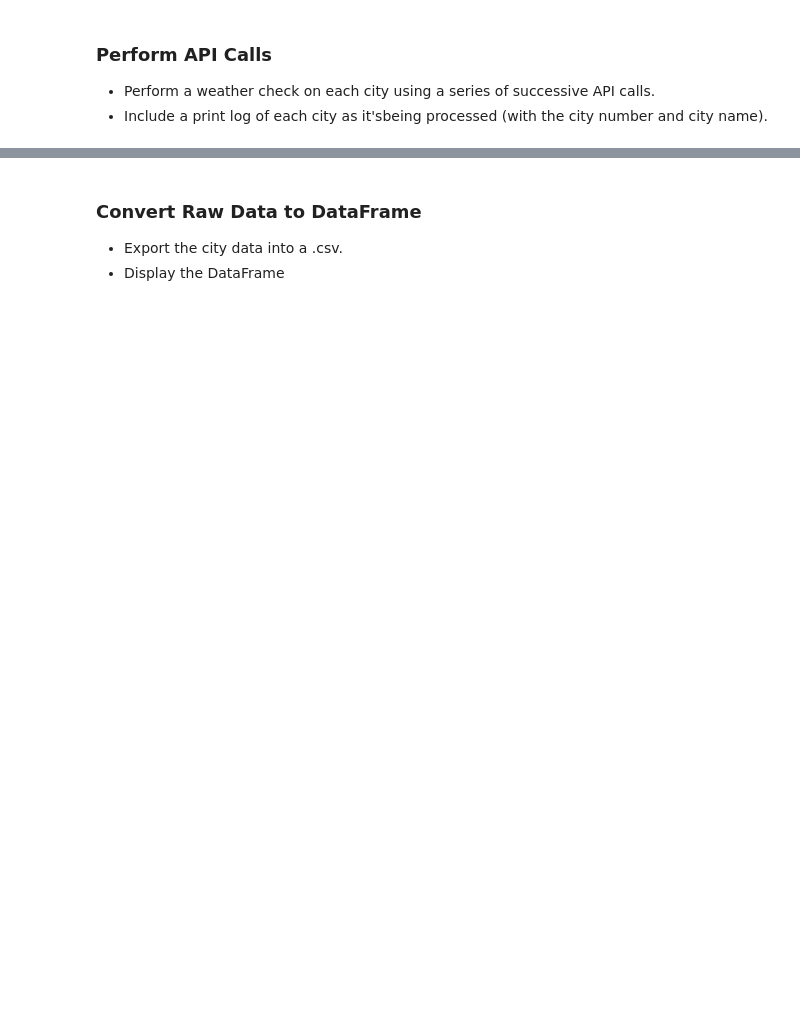
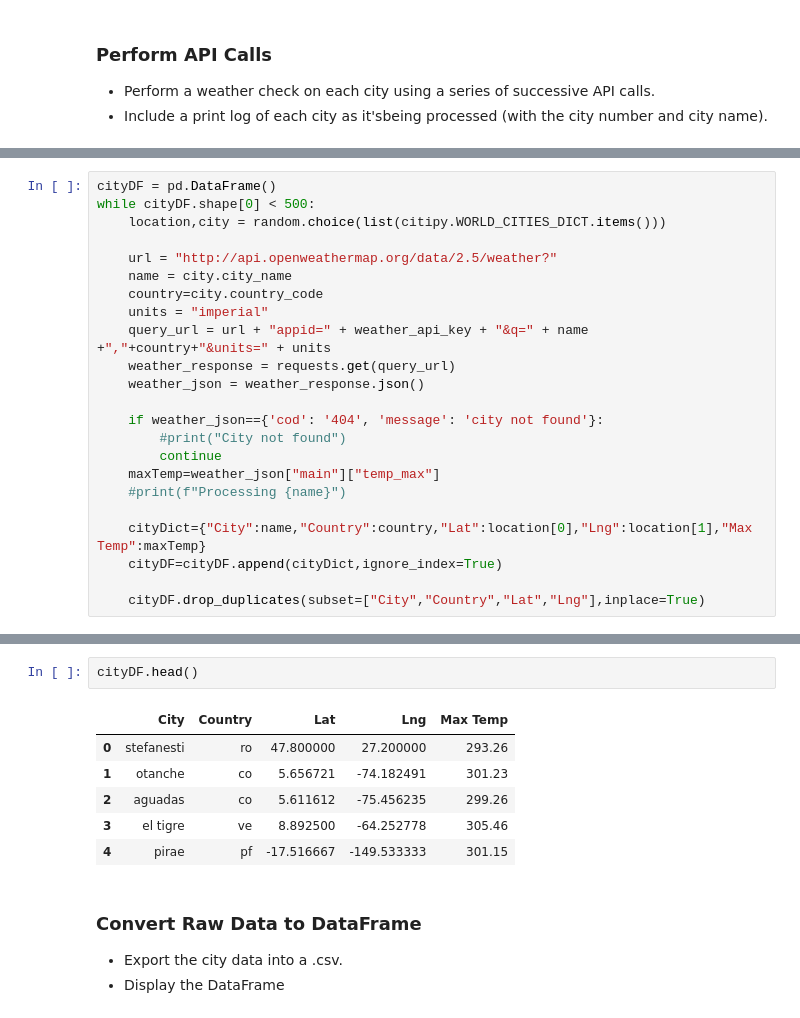
Before and after one commit to RinerAlexander/API-Challenge, a Jupyter notebook: WeatherPy/WeatherPy.ipynb, the cells around one changed output, grey strips where cells are left out. Saved outputs shown, nothing was run; the diff lists cells and outputs as text; blank space fills up the shorter version.

Commit message:
requests working

```diff
--- a/WeatherPy/WeatherPy.ipynb
+++ b/WeatherPy/WeatherPy.ipynb
@@ -52,0 +32,23 @@ Data Retrieval Complete
+# %%
+cityDF = pd.DataFrame()
+while cityDF.shape[0] < 500:
+    location,city = random.choice(list(citipy.WORLD_CITIES_DICT.items()))
+
+    url = "http://api.openweathermap.org/data/2.5/weather?"
+    name = city.city_name
+    country=city.country_code
+    units = "imperial"
+    query_url = url + "appid=" + weather_api_key + "&q=" + name +","+country+"&units=" + units
+    weather_response = requests.get(query_url)
+    weather_json = weather_response.json()
+
+    if weather_json=={'cod': '404', 'message': 'city not found'}:
+        #print("City not found")
+        continue
+    maxTemp=weather_json["main"]["temp_max"]
+    #print(f"Processing {name}")
+
+    cityDict={"City":name,"Country":country,"Lat":location[0],"Lng":location[1],"Max Temp":maxTemp}
+    cityDF=cityDF.append(cityDict,ignore_index=True)
+
+    cityDF.drop_duplicates(subset=["City","Country","Lat","Lng"],inplace=True)
@@ -53,3 +73,12 @@ Data Retrieval Complete
+# %%
+cityDF.head()
+# %% [output]
+|  | City | Country | Lat | Lng | Max Temp |
+| 0 | stefanesti | ro | 47.800000 | 27.200000 | 293.26 |
+| 1 | otanche | co | 5.656721 | -74.182491 | 301.23 |
+| 2 | aguadas | co | 5.611612 | -75.456235 | 299.26 |
+| 3 | el tigre | ve | 8.892500 | -64.252778 | 305.46 |
+| 4 | pirae | pf | -17.516667 | -149.533333 | 301.15 |
 # %% [markdown]
 ### Convert Raw Data to DataFrame
 * Export the city data into a .csv.
```
Also changed, not shown: parts of 4 cells of this notebook.
